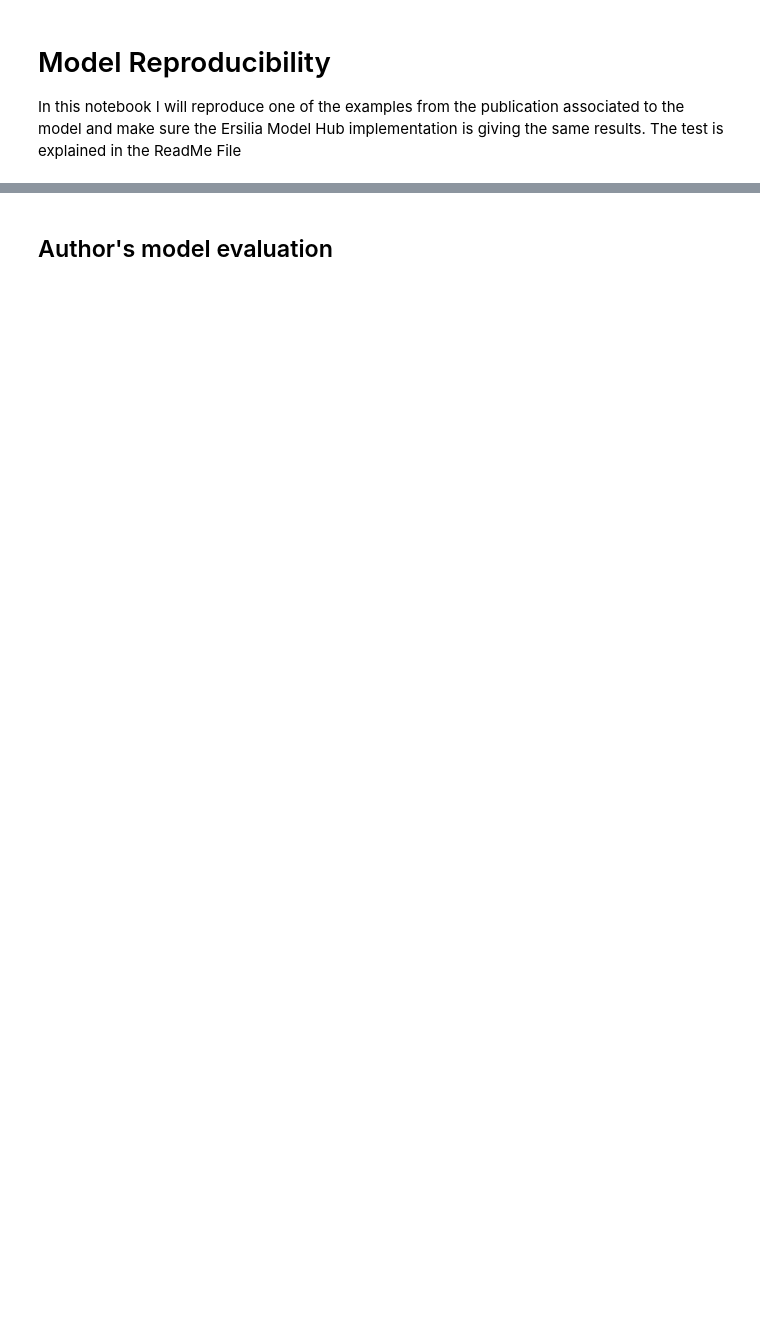
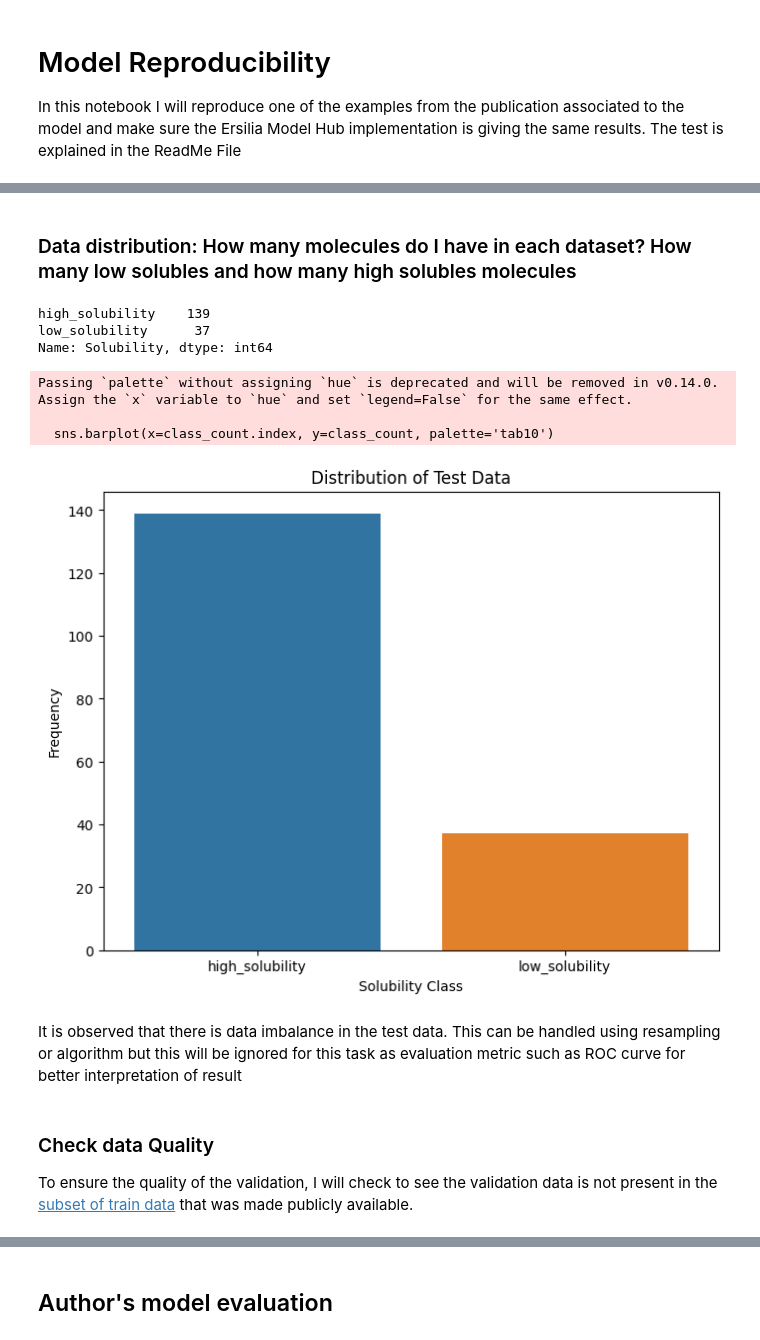
Before and after one commit to OlawumiSalaam/Ersilia_ModelValidation, a Jupyter notebook: notebooks/01_model_reproducibility.ipynb, the cells around one changed output, grey strips where cells are left out. Saved outputs shown, nothing was run; the diff lists cells and outputs as text; code cells hidden in the pictures; blank space fills up the shorter version.

Commit message:
updated notebook with cleaned NPC test data

```diff
--- a/notebooks/01_model_reproducibility.ipynb
+++ b/notebooks/01_model_reproducibility.ipynb
@@ -15,0 +67,4 @@ prediction_folder_path= r"C:\Users\HP\Desktop\Ersilia_ModelValidation\Data\Outpu
+# %%
+# read the test data that was used for validation
+test_data= pd.read_csv(r"/content/drive/MyDrive/Ersilia_ModelValidation/Data/Input/eos74bo_validation/valid_test_data.csv")
+test_data.head()
@@ -15,0 +78,32 @@ prediction_folder_path= r"C:\Users\HP\Desktop\Ersilia_ModelValidation\Data\Outpu
+# %%
+# Map classes to solubility outcomes
+test_data['Solubility'] = test_data['outcomes'].map({1: 'low_solubility', 0: 'high_solubility'})
+# %% [markdown]
+### Data distribution: How many molecules do I have in each dataset? How many low solubles and how many high solubles molecules
+# %%
+#Count the number of molecules in each class
+class_count= test_data['Solubility'].value_counts()
+print(class_count)
+# %% [output]
+high_solubility    139
+low_solubility      37
+Name: Solubility, dtype: int64
+# %%
+#Plot a bar chart
+plt.figure(figsize=(8, 6))
+sns.barplot(x=class_count.index, y=class_count, palette='tab10')
+plt.title('Distribution of Test Data')
+plt.xlabel('Solubility Class')
+plt.ylabel('Frequency')
+plt.show()
+# %% [output]
+Passing `palette` without assigning `hue` is deprecated and will be removed in v0.14.0. Assign the `x` variable to `hue` and set `legend=False` for the same effect.
+
+  sns.barplot(x=class_count.index, y=class_count, palette='tab10')
+[figure, added]
+# %% [markdown]
+It is observed that there is data imbalance in the test data. This can be handled using resampling or algorithm but this will be ignored for this task as evaluation metric such as  ROC curve for better interpretation of result
+# %% [markdown]
+### Check data Quality
+
+To ensure the quality of the validation, I will check to see the validation data is not present in the   [subset of train data](https://pubchem.ncbi.nlm.nih.gov/bioassay/1645848) that was made publicly available.
```
Also changed, not shown: parts of 21 cells of this notebook.
